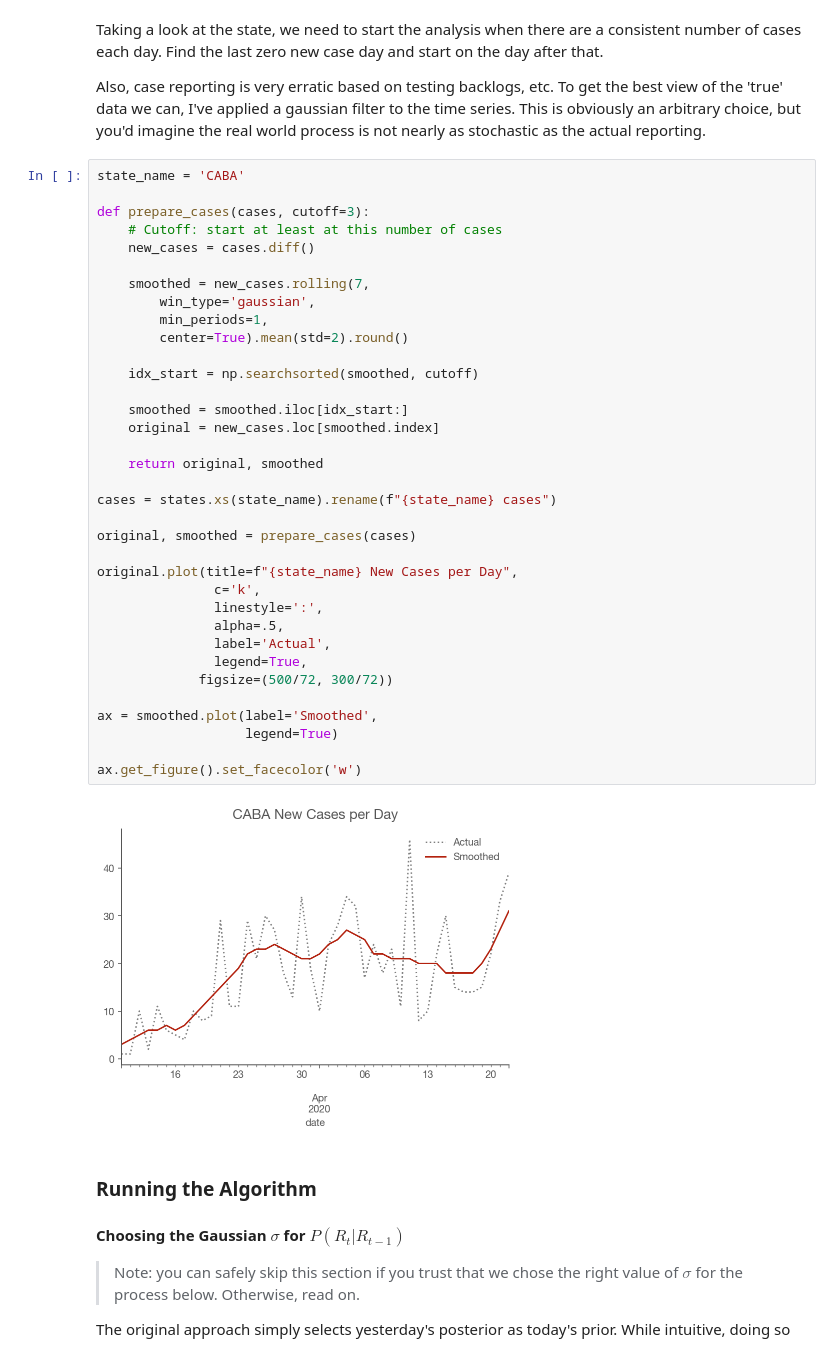
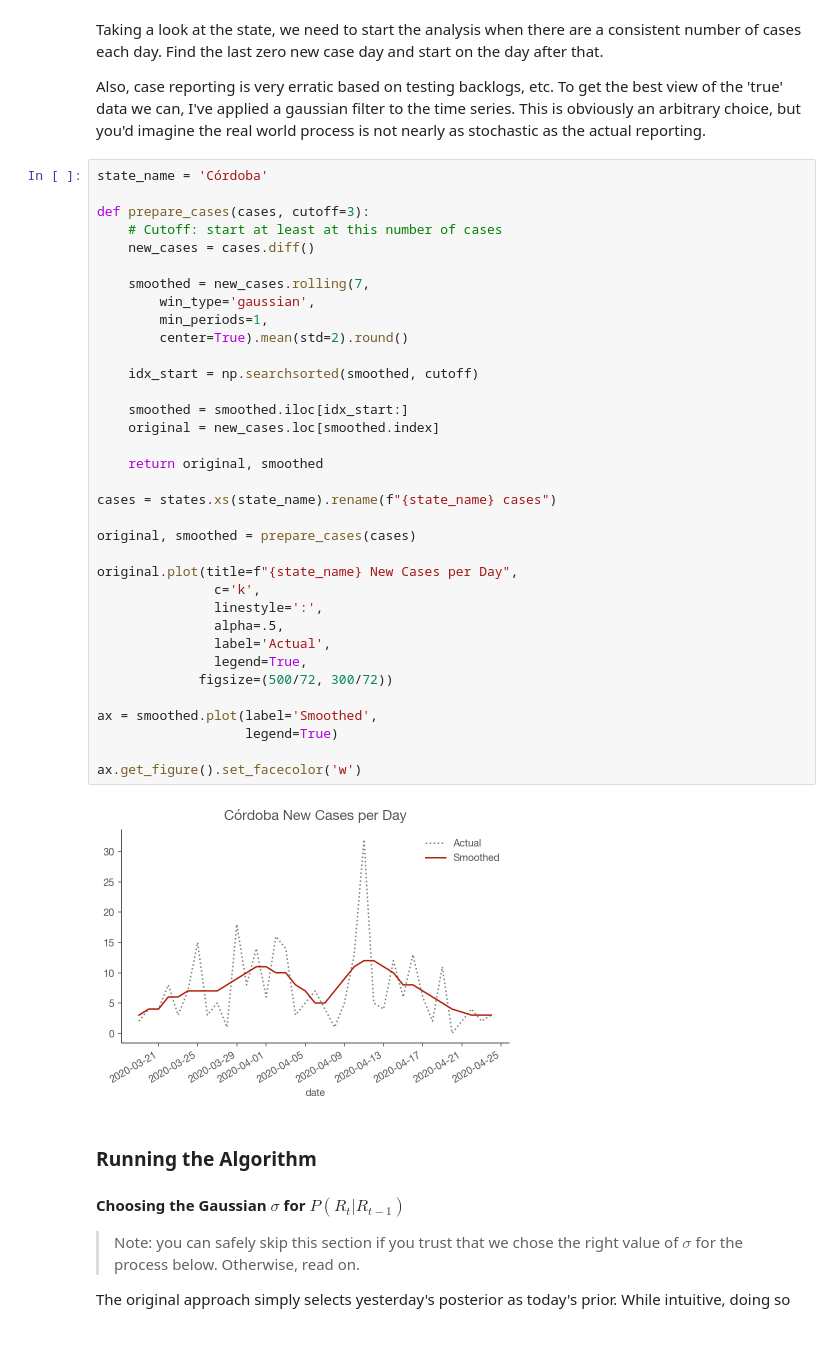
Before and after one commit to pablocelayes/covid-19, a Jupyter notebook: Realtime R0 - Argentina.ipynb, the cells around one changed output. Drawn from its saved outputs; the diff is of its cells as text.

```diff
--- a/Realtime R0 - Argentina.ipynb
+++ b/Realtime R0 - Argentina.ipynb
@@ -345,7 +370,7 @@ Taking a look at the state, we need to start the analysis when there are a consi
 
 Also, case reporting is very erratic based on testing backlogs, etc. To get the best view of the 'true' data we can, I've applied a gaussian filter to the time series. This is obviously an arbitrary choice, but you'd imagine the real world process is not nearly as stochastic as the actual reporting.
 # %%
-state_name = 'CABA'
+state_name = 'Córdoba'
 
 def prepare_cases(cases, cutoff=3):
     # Cutoff: start at least at this number of cases
@@ -353,34 +378,34 @@ def prepare_cases(cases, cutoff=3):
 
     smoothed = new_cases.rolling(7,
         win_type='gaussian',
         min_periods=1,
         center=True).mean(std=2).round()
 
     idx_start = np.searchsorted(smoothed, cutoff)
 
     smoothed = smoothed.iloc[idx_start:]
     original = new_cases.loc[smoothed.index]
 
     return original, smoothed
 
 cases = states.xs(state_name).rename(f"{state_name} cases")
 
 original, smoothed = prepare_cases(cases)
 
 original.plot(title=f"{state_name} New Cases per Day",
                c='k',
                linestyle=':',
                alpha=.5,
                label='Actual',
                legend=True,
              figsize=(500/72, 300/72))
 
 ax = smoothed.plot(label='Smoothed',
                    legend=True)
 
 ax.get_figure().set_facecolor('w')
 # %% [output]
-[figure, old version]
+[figure, new version]
 # %% [markdown]
 ### Running the Algorithm
 
```
Also changed, not shown: parts of 28 cells of this notebook.
